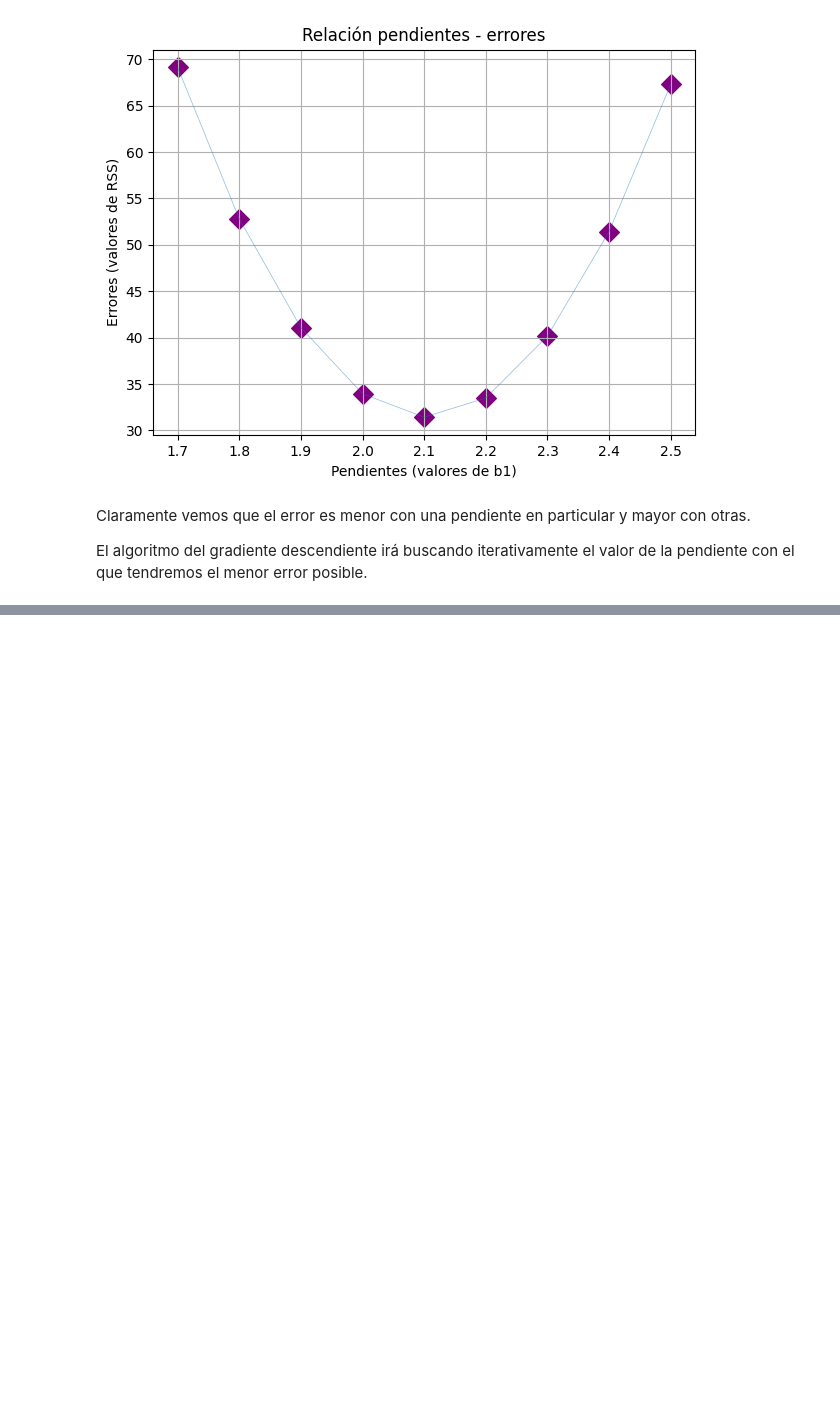
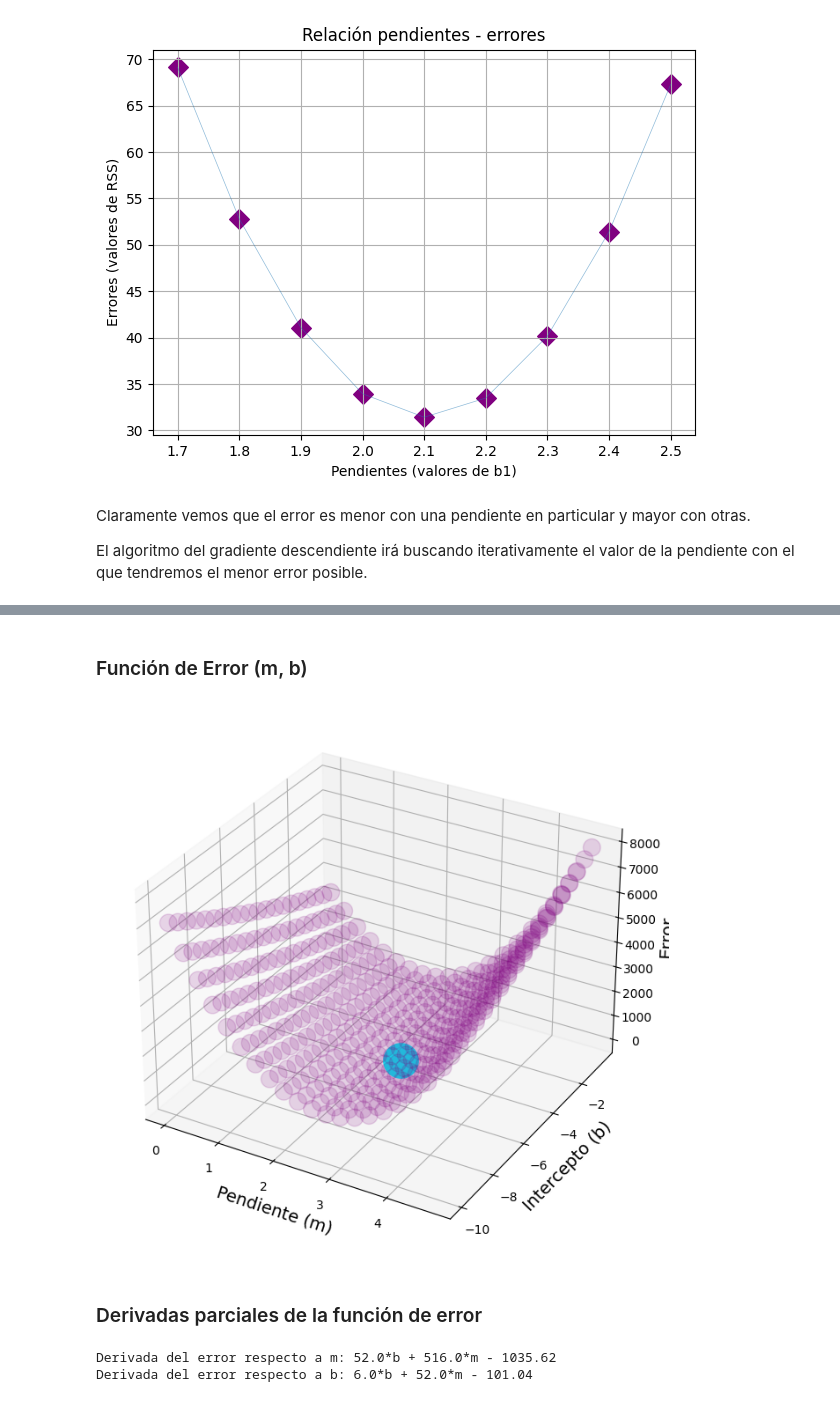
Before and after one commit to sbfanton/python-courses, a Jupyter notebook: codigo_maquina/Nivel_5_Aprendizaje_de_maquina/26_Gradiente_descendiente.ipynb, the cells around one changed output, grey strips where cells are left out. Saved outputs shown, nothing was run; the diff lists cells and outputs as text; code cells hidden in the pictures; blank space fills up the shorter version.

```diff
--- a/codigo_maquina/Nivel_5_Aprendizaje_de_maquina/26_Gradiente_descendiente.ipynb
+++ b/codigo_maquina/Nivel_5_Aprendizaje_de_maquina/26_Gradiente_descendiente.ipynb
@@ -117,0 +143,3 @@ El algoritmo del gradiente descendiente irá buscando iterativamente el valor de
+# %%
+for pendiente in pendientes:
+    print(pendiente, "evaluada %0.2f" % deriv_error.evalf(subs={m : pendiente}))
@@ -117,0 +226,55 @@ El algoritmo del gradiente descendiente irá buscando iterativamente el valor de
+# %% [markdown]
+### Función de Error (m, b)
+# %%
+def error_RSS(m, b): # m: pendiente, b: intercepto
+    error = ((salario - (m * experiencia + b)) ** 2).sum()
+    return error
+
+
+# Generación de rejilla (pendientes, interceptos, errores)
+
+puntos = np.zeros(shape=(400,3))
+i = 0
+for pendiente in np.arange(0, 5, 0.25):
+    for intercepto in np.arange(-10, 0, 0.50):
+        puntos[i][0] = pendiente
+        puntos[i][1] = intercepto
+        puntos[i][2] = error_RSS(pendiente, intercepto)
+        i += 1
+
+fig = plt.figure(figsize=(8, 8))
+ax = fig.add_subplot(projection="3d")
+
+# Mínimo global
+ax.scatter(2.45, -4.38, 4.03,
+           marker="o", c="cyan", s=800)
+
+# Todos los otros puntos
+ax.scatter(puntos.T[0], puntos.T[1], puntos.T[2],
+           marker="o", c="purple", s=200, alpha=0.15)
+
+ax.set_xlabel('Pendiente (m)', size=14)
+ax.set_ylabel('Intercepto (b)', size=14)
+ax.set_zlabel('Error', size=14)
+#ax.view_init(0, -30)
+plt.show()
+# %% [output]
+[figure, added]
+# %% [markdown]
+### Derivadas parciales de la función de error
+# %%
+m, b = sym.symbols("m b")
+
+# Funcion de error
+#error = (6.85 - (m*5 + b))**2 + (16.83 - (m*8 + b))**2 + (26.84 - (m*13 + b))**2
+error = ((salario - (m * experiencia.flatten() + b))**2).sum()
+
+# Derivadas
+derivada_error_m = sym.diff(error, m)
+derivada_error_b = sym.diff(error, b)
+
+print("Derivada del error respecto a m:", derivada_error_m)
+print("Derivada del error respecto a b:", derivada_error_b)
+# %% [output]
+Derivada del error respecto a m: 52.0*b + 516.0*m - 1035.62
+Derivada del error respecto a b: 6.0*b + 52.0*m - 101.04
```
Also changed, not shown: parts of 19 cells of this notebook.
